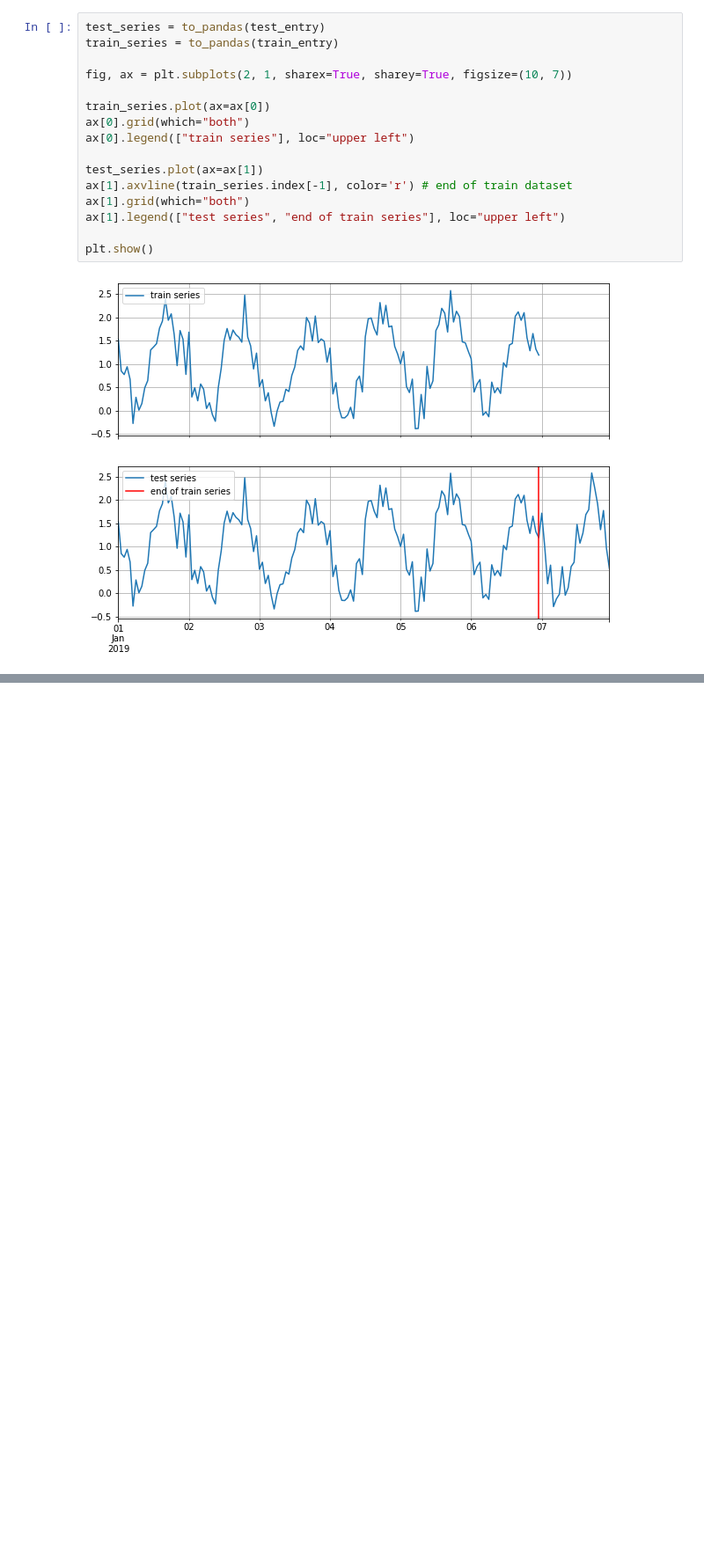
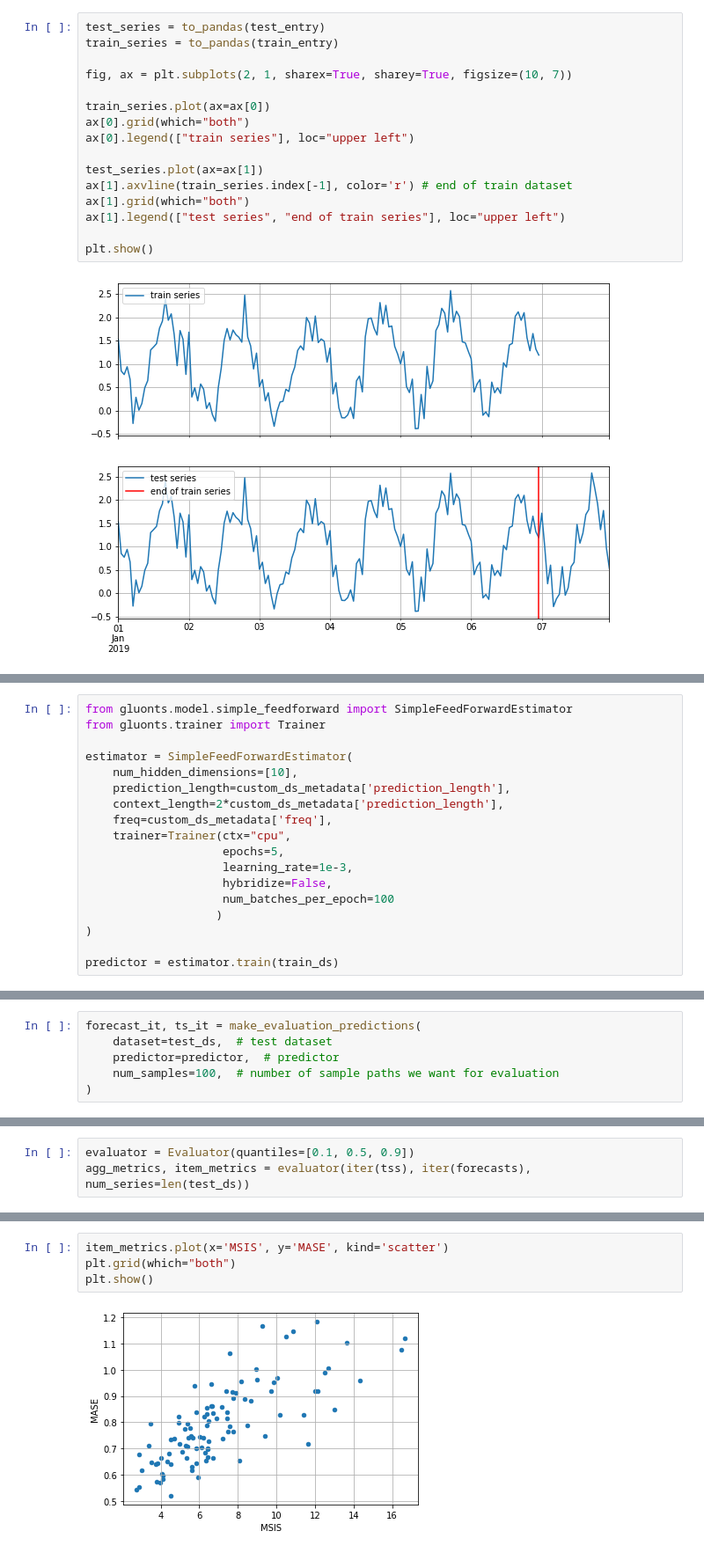
Before and after one commit to vikramkrishnan9885/MyColab, a Jupyter notebook: AdvancedGluonTS.ipynb, the cells around one changed output, grey strips where cells are left out. Shown at 88% size. Saved outputs shown, nothing was run; the diff lists cells and outputs as text; blank space fills up the shorter version.

```diff
--- a/AdvancedGluonTS.ipynb
+++ b/AdvancedGluonTS.ipynb
@@ -286,0 +428,18 @@ plt.show()
+# %%
+from gluonts.model.simple_feedforward import SimpleFeedForwardEstimator
+from gluonts.trainer import Trainer
+
+estimator = SimpleFeedForwardEstimator(
+    num_hidden_dimensions=[10],
+    prediction_length=custom_ds_metadata['prediction_length'],
+    context_length=2*custom_ds_metadata['prediction_length'],
+    freq=custom_ds_metadata['freq'],
+    trainer=Trainer(ctx="cpu",
+                    epochs=5,
+                    learning_rate=1e-3,
+                    hybridize=False,
+                    num_batches_per_epoch=100
+                   )
+)
+
+predictor = estimator.train(train_ds)
@@ -286,0 +450,6 @@ plt.show()
+# %%
+forecast_it, ts_it = make_evaluation_predictions(
+    dataset=test_ds,  # test dataset
+    predictor=predictor,  # predictor
+    num_samples=100,  # number of sample paths we want for evaluation
+)
@@ -286,0 +541,3 @@ plt.show()
+# %%
+evaluator = Evaluator(quantiles=[0.1, 0.5, 0.9])
+agg_metrics, item_metrics = evaluator(iter(tss), iter(forecasts), num_series=len(test_ds))
@@ -286,0 +573,6 @@ plt.show()
+# %%
+item_metrics.plot(x='MSIS', y='MASE', kind='scatter')
+plt.grid(which="both")
+plt.show()
+# %% [output]
+[figure, added]
```
Also changed, not shown: parts of 24 cells of this notebook.
